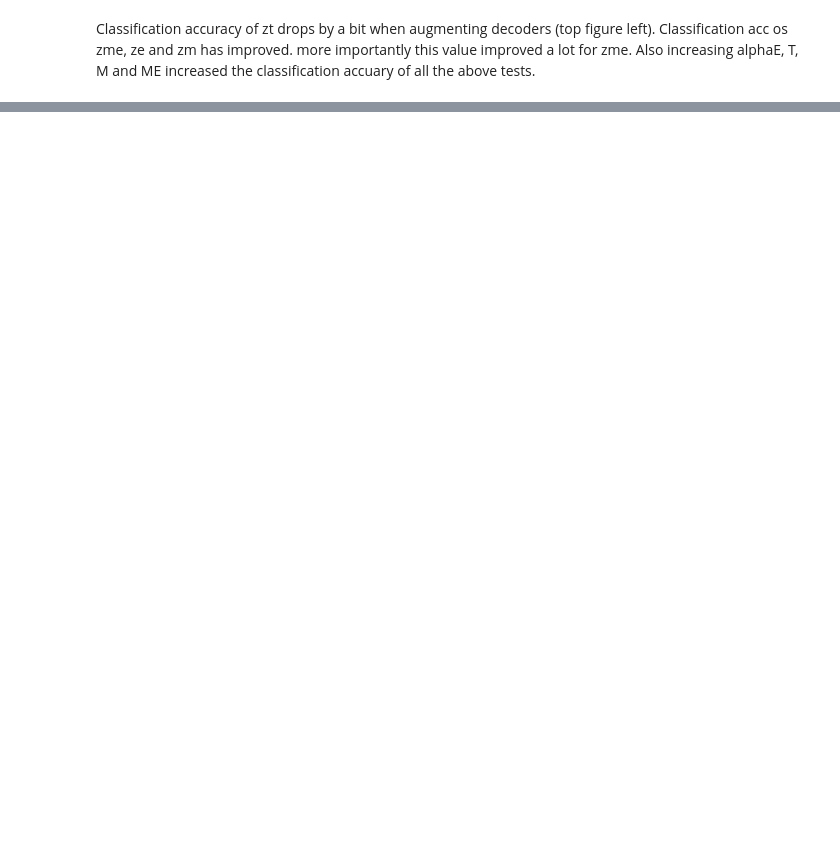
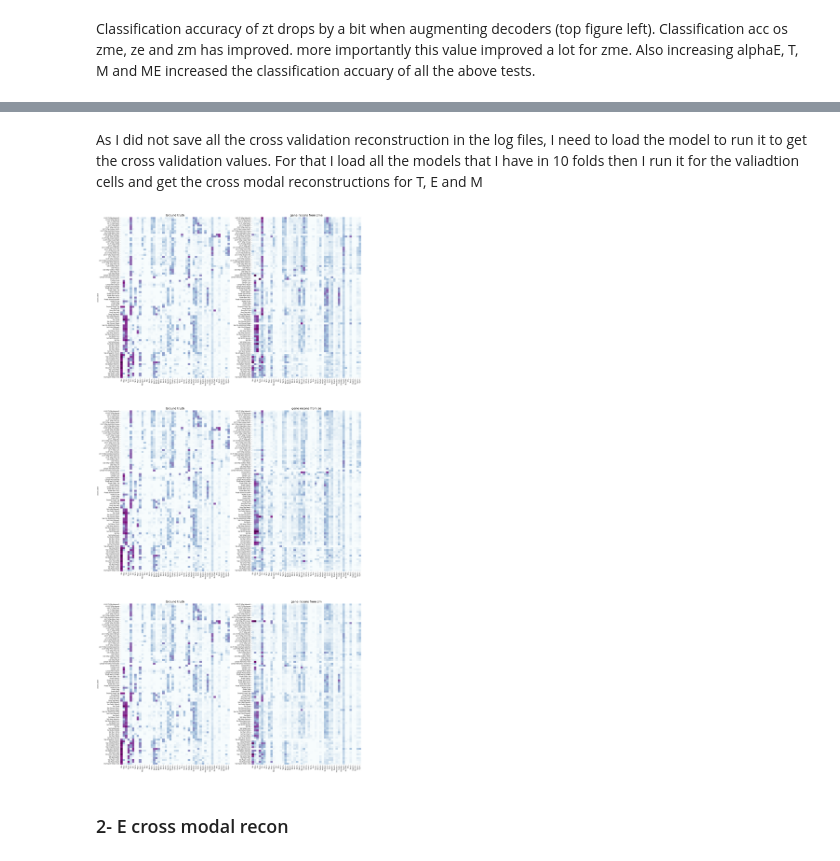
Before and after one commit to AllenInstitute/cplAE_MET, a Jupyter notebook: cplAE_MET/notebooks/model_comparison_version_0-0.ipynb, the cells around one changed output, grey strips where cells are left out. Drawn from its saved outputs; the diff is of its cells as text; code cells hidden in the pictures; blank space fills up the shorter version.

Commit message:
model comparison notebook which has all the final analysis is pushed

```diff
--- a/cplAE_MET/notebooks/model_comparison_version_0-0.ipynb
+++ b/cplAE_MET/notebooks/model_comparison_version_0-0.ipynb
@@ -485,0 +627,2 @@ plt.show()
+# %% [markdown]
+As I did not save all the cross validation reconstruction in the log files, I need to load the model to run it to get the cross validation values. For that I load all the models that I have in 10 folds then I run it for the valiadtion cells and get the cross modal reconstructions for T, E and M
@@ -485,0 +729,9 @@ plt.show()
+# %%
+# I have saved gene ids in the model output but not E_feature_names, Rohan please do this, sorry i did not have time
+gene_ids = model_output_pkl['gene_ids']
+E_features = pd.read_csv("/allen/programs/celltypes/workgroups/rnaseqanalysis/Fahimehb/git_workspace/cplAE_MET/data/proc/E_data_30Mar22.csv").drop(columns=['specimen_id']).columns.to_list()
+
+select_genes = ["Vip", "Npy", "Sst", "Penk", "Cck", "Crh", "Tac1", "Pdyn", "Pnoc", "Adcyap1", "Grp", "Nts", "Rln1", "Vipr1", "Npy1r", "Npy2r", "Npy5r", "Sstr1", "Sstr2", "Sstr4", "Oprd1", "Oprm1", "Cckbr", "Crhr1", "Crhr2",
+"Tacr1", "Trhr", "Nmbr", "Ntsr1", "Rxfp1", "Rxfp3", "Slc30a3", "Cux2", "Rorb", "Deptor", "Rspo1", "Hsd11b1", "Pvalb", "Fam84b", "Foxp2", "Slc17a8", "Trhr", "Tshz2", "Nxph4", "Gpr139", "Rprm", "Crym"]
+
+select_E_features = E_features[-24:]
@@ -485,0 +751,36 @@ plt.show()
+# %%
+# Combine data across folds, subset , groupby cluster label and get the mean
+gene_ids = [mystr.rstrip() for mystr in model_output_pkl['gene_ids']]
+all_XT_val = combine_all_fold_df(XT_val, gene_ids, met_val_cluster_labels).groupby('cluster_label').mean()[select_genes]
+all_XrT_from_zme = combine_all_fold_df(XrT_from_zme, gene_ids, met_val_cluster_labels).groupby('cluster_label').mean()[select_genes]
+all_XrT_from_zm = combine_all_fold_df(XrT_from_ze, gene_ids, met_val_cluster_labels).groupby('cluster_label').mean()[select_genes]
+all_XrT_from_ze = combine_all_fold_df(XrT_from_zm, gene_ids, met_val_cluster_labels).groupby('cluster_label').mean()[select_genes]
+
+all_XE_val = combine_all_fold_df(XE_val, E_features, met_val_cluster_labels).groupby('cluster_label').mean()[select_E_features]
+all_XrE_from_zt = combine_all_fold_df(XrE_from_zt, E_features, met_val_cluster_labels).groupby('cluster_label').mean()[select_E_features]
+all_XrE_from_zme = combine_all_fold_df(XrE_from_zme, E_features, met_val_cluster_labels).groupby('cluster_label').mean()[select_E_features]
+all_XrE_from_zm = combine_all_fold_df(XrE_from_zm, E_features, met_val_cluster_labels).groupby('cluster_label').mean()[select_E_features]
+# %%
+import seaborn as sns
+fig, ax = plt.subplots(3,2, figsize=(30,70))
+sns.heatmap(all_XT_val, ax=ax[0][0], cbar=False, cmap="BuPu")
+sns.heatmap(all_XrT_from_zme, ax=ax[0][1], cbar=False, cmap="BuPu")
+sns.heatmap(all_XT_val, ax=ax[1][0], cbar=False, cmap="BuPu")
+sns.heatmap(all_XrT_from_ze, ax=ax[1][1], cbar=False, cmap="BuPu")
+sns.heatmap(all_XT_val, ax=ax[2][0], cbar=False, cmap="BuPu")
+sns.heatmap(all_XrT_from_zm, ax=ax[2][1], cbar=False, cmap="BuPu")
+
+ax[0][0].set_title("Ground truth", size=20)
+ax[0][1].set_title("gene recons from zme", size=20)
+ax[1][0].set_title("Ground truth", size=20)
+ax[1][1].set_title("gene recons from ze", size=20)
+ax[2][0].set_title("Ground truth", size=20)
+ax[2][1].set_title("gene recons from zm", size=20)
+
+ax[0][1].set_ylabel("")
+ax[1][1].set_ylabel("")
+ax[2][1].set_ylabel("")
+
+plt.show()
+# %% [output]
+[figure, added]
@@ -485,0 +789,2 @@ plt.show()
+# %% [markdown]
+### 2- E cross modal recon
```
Also changed, not shown: parts of 36 cells of this notebook.
